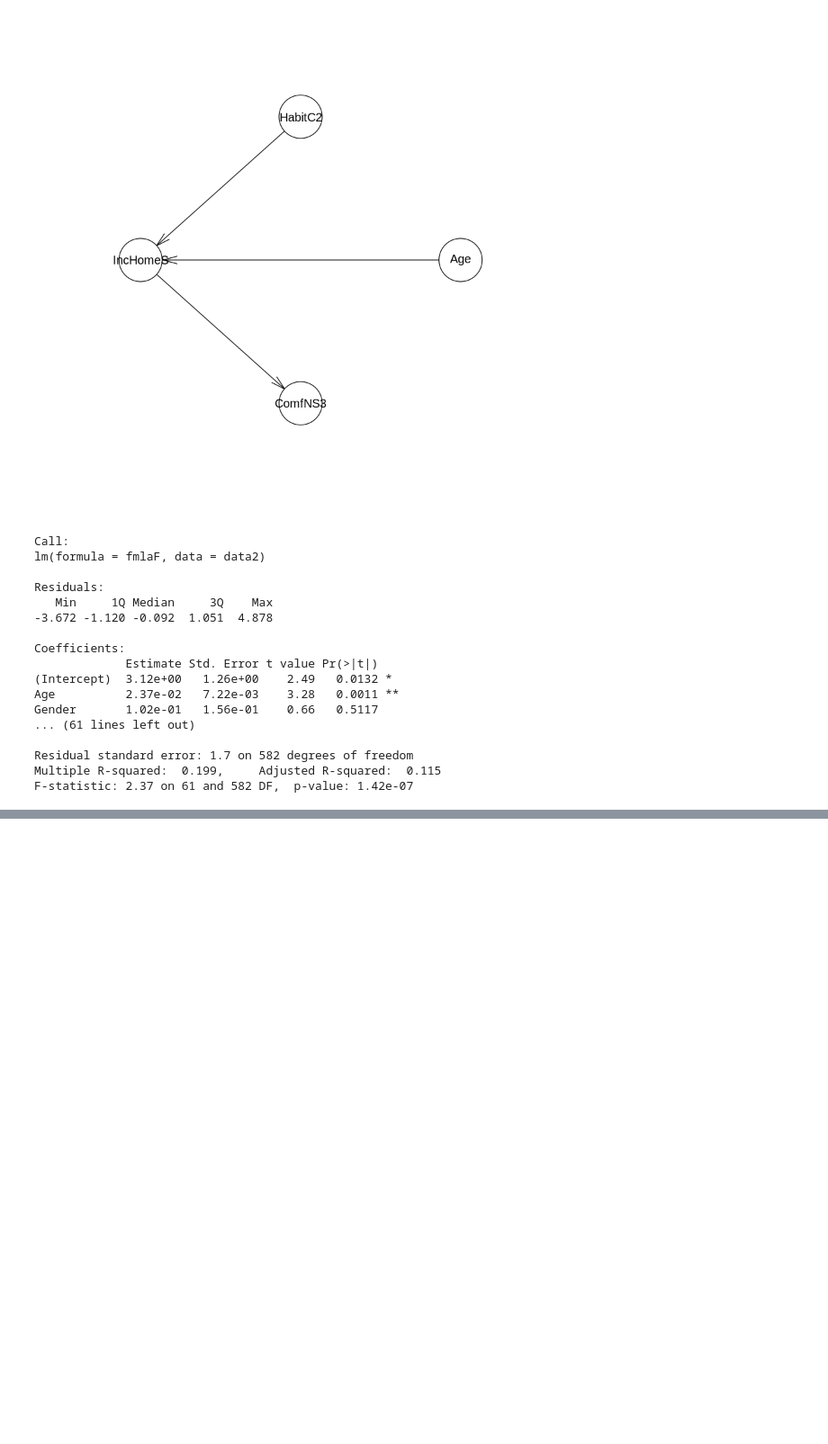
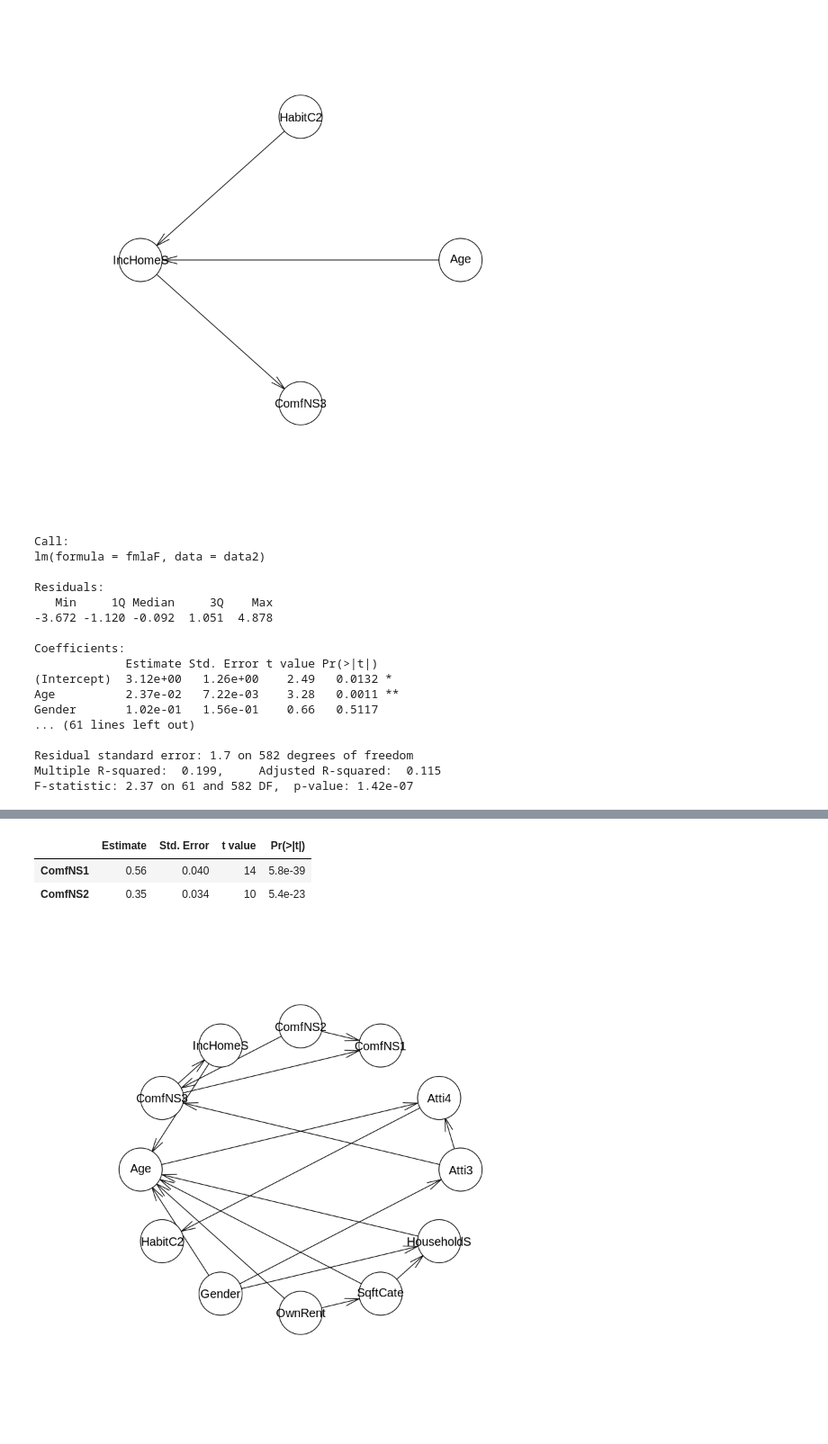
Before and after one commit to audrism/powerstats, a Jupyter notebook: Hypothesis1.ipynb, the cells around one changed output, grey strips where cells are left out. Shown at 90% size. Saved outputs shown, nothing was run; the diff lists cells and outputs as text; code cells hidden in the pictures; blank space fills up the shorter version.

Commit message:
added predictors of age and Comf

```diff
--- a/Hypothesis1.ipynb
+++ b/Hypothesis1.ipynb
@@ -460,0 +483,9 @@ F-statistic: 2.37 on 61 and 582 DF,  p-value: 1.42e-07
+# %%
+for (i in 1:length(IVS){
+  fmla <- as.formula(paste(IVS[i],paste(vnam[-c(1,i)],collapse="+"),sep="~"));
+  res <- rbind(res,c(i,round(summary(lm(fmla,data=data2))$r.squared,2)));
+}
+vnam <- (data2);
+fmlaF <- as.formula(paste("Age",paste(IVS[-"Age"],collapse="+"),sep="~"));
+mod = lm(fmlaF,data=data2)
+summary(mod)
@@ -460,0 +509,17 @@ F-statistic: 2.37 on 61 and 582 DF,  p-value: 1.42e-07
+# %%
+fmlaF <- as.formula(paste("ComfNS3",paste(IVS[-ind["ComfNS3"]],collapse="+"),sep="~"));
+mod = lm(fmlaF,data=data2)
+res <- summary(mod)$coefficients
+res[abs(res[,3])>3,]
+# %% [output]
+|  | Estimate | Std. Error | t value | Pr(>|t|) |
+| ComfNS1 | 0.56 | 0.040 | 14 | 5.8e-39 |
+| ComfNS2 | 0.35 | 0.034 | 10 | 5.4e-23 |
+# %%
+dd2 = data2[,c('IncHomeS', 'ComfNS3','Age','HabitC2',"Gender","OwnRent","SqftCate",
+               "HouseholdS","Atti3","Atti4","ComfNS1","ComfNS2")]
+for (i in 1:12) dd2[,i] <- as.double(dd2[,i])
+dag2 = tabu(dd2)
+plot(dag2)
+# %% [output]
+[figure, added]
```
Also changed, not shown: parts of 4 cells of this notebook.
